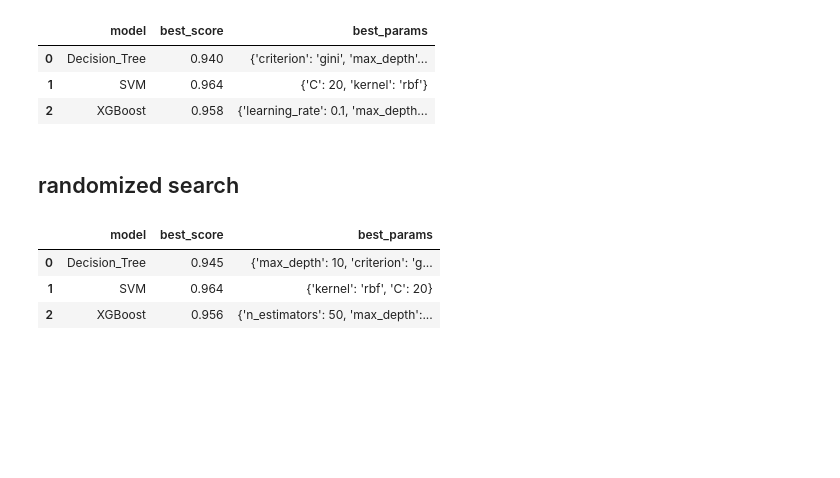
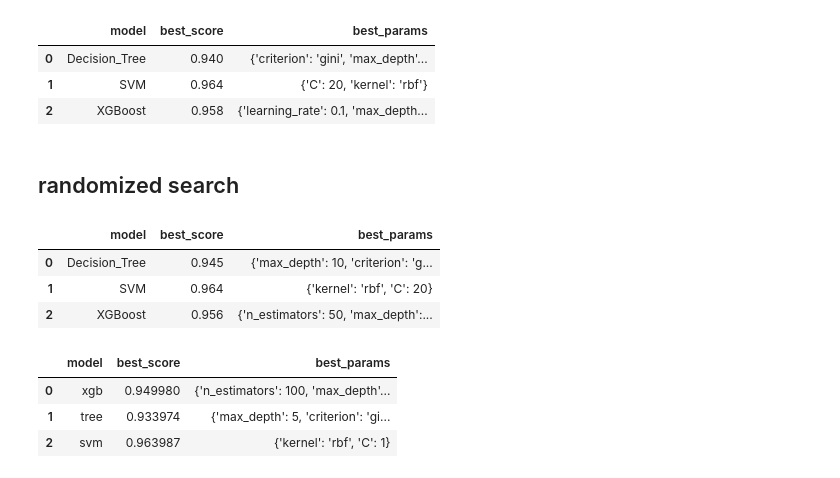
Before and after one commit to rupeshkumarp/ML, a Jupyter notebook: model evaluation/hyperparameter_tuning.ipynb, the cells around one changed output. Drawn from its saved outputs; the diff is of its cells as text; code cells hidden in the pictures; blank space fills up the shorter version.

Commit message:
hyper parameter tuning

```diff
--- a/model evaluation/hyperparameter_tuning.ipynb
+++ b/model evaluation/hyperparameter_tuning.ipynb
@@ -217,3 +217,50 @@ df
 | 0 | Decision_Tree | 0.945 | {'max_depth': 10, 'criterion': 'g... |
 | 1 | SVM | 0.964 | {'kernel': 'rbf', 'C': 20} |
 | 2 | XGBoost | 0.956 | {'n_estimators': 50, 'max_depth':... |
+# %%
+from sklearn.model_selection import StratifiedKFold
+new_params = {
+    'xgb': {
+        'model': XGBClassifier(),
+        'params': {
+            'n_estimators': [50, 100, 200],
+            'max_depth': [3, 5, 7],
+            'learning_rate': [0.01, 0.1, 0.5]
+        }
+    },
+    'tree': {
+        'model': DecisionTreeClassifier(),
+        'params': {
+            'criterion': ['gini', 'entropy'],
+            'max_depth': [5, 10, 15]
+        }
+    },
+    'svm': {
+        'model': SVC(gamma='auto'),
+        'params': {
+            'C': [1, 10, 20],
+            'kernel': ['rbf', 'linear']
+        }
+    }
+}
+
+skf = StratifiedKFold(n_splits=7,shuffle=True,random_state=42)
+
+score = []
+for key, model in new_params.items():
+    clf = RandomizedSearchCV(model['model'],model['params'],cv=skf,n_iter=5,scoring='accuracy',random_state=42
+    )
+    clf.fit(x, y)
+    score.append({
+        'model': key,
+        'best_score': clf.best_score_,
+        'best_params': clf.best_params_
+    })
+
+df = pd.DataFrame(score)
+df
+# %% [output]
+|  | model | best_score | best_params |
+| 0 | xgb | 0.949980 | {'n_estimators': 100, 'max_depth'... |
+| 1 | tree | 0.933974 | {'max_depth': 5, 'criterion': 'gi... |
+| 2 | svm | 0.963987 | {'kernel': 'rbf', 'C': 1} |
```
